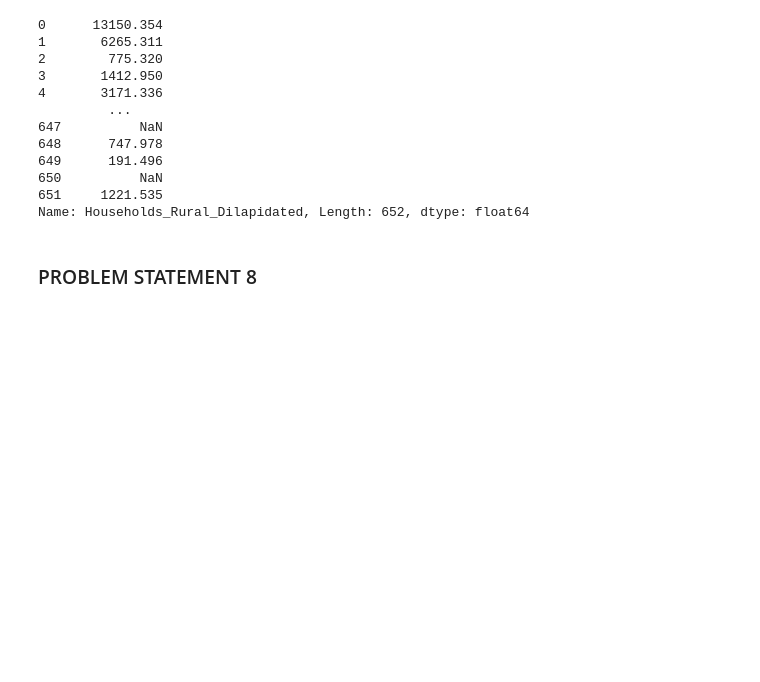
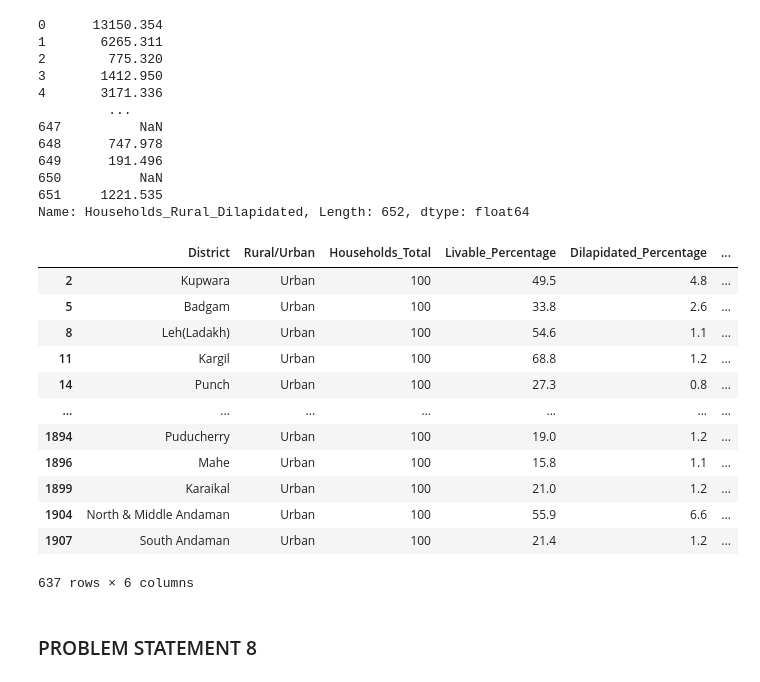
Before and after one commit to Jacko760/Futerense-Internship, a Jupyter notebook: insaaf.ipynb, the cells around one changed output. Drawn from its saved outputs; the diff is of its cells as text; code cells hidden in the pictures; blank space fills up the shorter version.

```diff
--- a/insaaf.ipynb
+++ b/insaaf.ipynb
@@ -431,6 +416,22 @@ merged_rural['Households_Rural_Dilapidated']
 650          NaN
 651     1221.535
 Name: Households_Rural_Dilapidated, Length: 652, dtype: float64
+# %%
+housing_urban
+# %% [output]
+|  | District | Rural/Urban | Households_Total | Livable_Percentage | Dilapidated_Percentage | ... |
+| 2 | Kupwara | Urban | 100 | 49.5 | 4.8 | ... |
+| 5 | Badgam | Urban | 100 | 33.8 | 2.6 | ... |
+| 8 | Leh(Ladakh) | Urban | 100 | 54.6 | 1.1 | ... |
+| 11 | Kargil | Urban | 100 | 68.8 | 1.2 | ... |
+| 14 | Punch | Urban | 100 | 27.3 | 0.8 | ... |
+| ... | ... | ... | ... | ... | ... | ... |
+| 1894 | Puducherry | Urban | 100 | 19.0 | 1.2 | ... |
+| 1896 | Mahe | Urban | 100 | 15.8 | 1.1 | ... |
+| 1899 | Karaikal | Urban | 100 | 21.0 | 1.2 | ... |
+| 1904 | North & Middle Andaman | Urban | 100 | 55.9 | 6.6 | ... |
+| 1907 | South Andaman | Urban | 100 | 21.4 | 1.2 | ... |
+637 rows × 6 columns
 # %% [markdown]
 ### PROBLEM STATEMENT 8
 # %%
```
Also changed, not shown: parts of 4 cells of this notebook, 1 other file.
